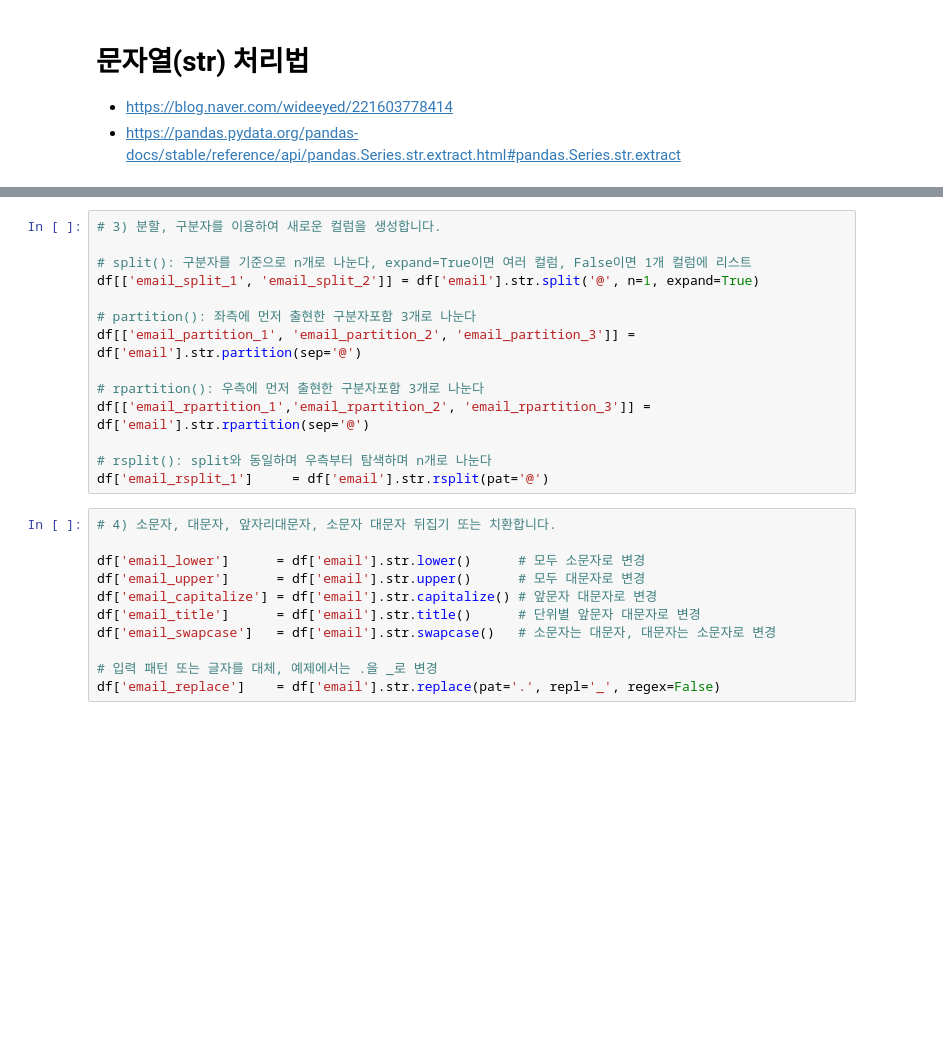
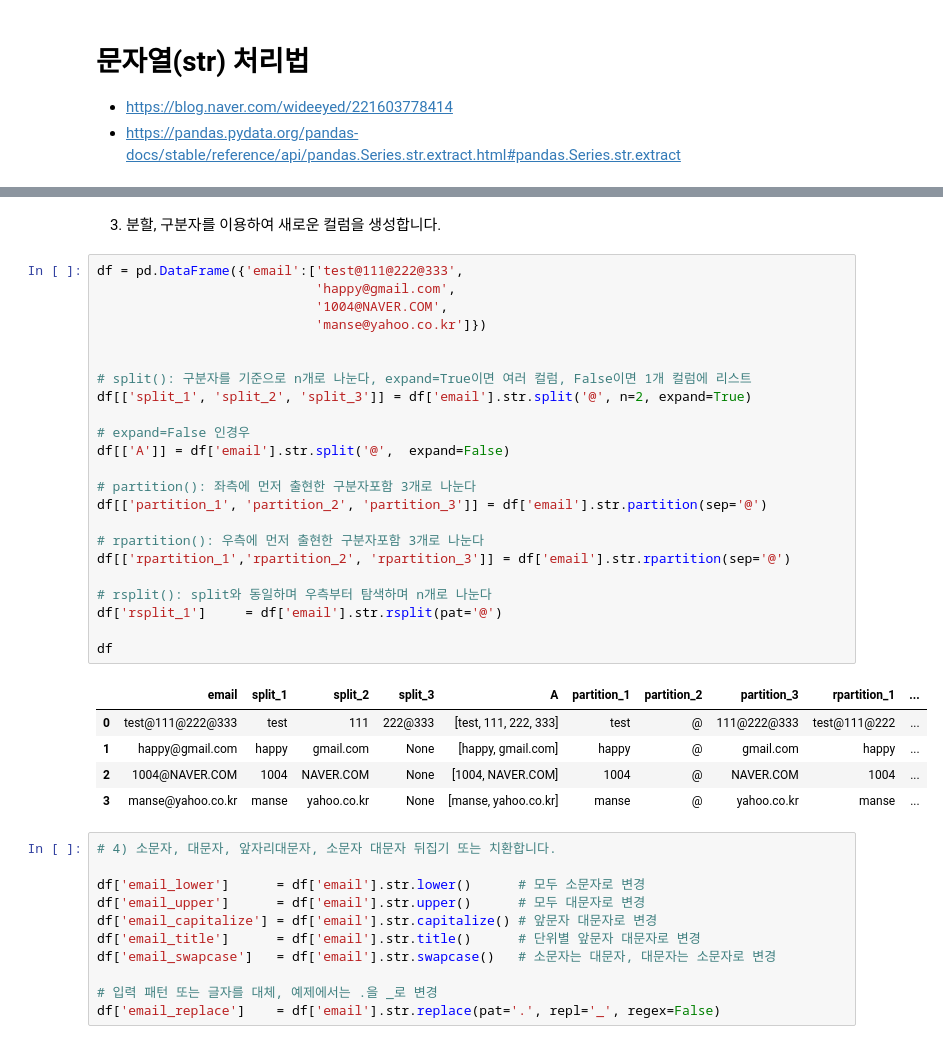
Before and after one commit to Jake0925/Pandas, a Jupyter notebook: Pandas.ipynb, the cells around one changed output, grey strips where cells are left out. Saved outputs shown, nothing was run; the diff lists cells and outputs as text; blank space fills up the shorter version.

```diff
--- a/Pandas.ipynb
+++ b/Pandas.ipynb
@@ -141,17 +172,34 @@ df['email_zfill']  = df['email'].str.zfill(width=20)                # 지정길
+# %% [markdown]
+3) 분할, 구분자를 이용하여 새로운 컬럼을 생성합니다.
 # %%
-# 3) 분할, 구분자를 이용하여 새로운 컬럼을 생성합니다.
+df = pd.DataFrame({'email':['test@111@222@333',
+                            'happy@gmail.com',
+                            '1004@NAVER.COM',
+                            'manse@yahoo.co.kr']})
+
 
 # split(): 구분자를 기준으로 n개로 나눈다, expand=True이면 여러 컬럼, False이면 1개 컬럼에 리스트
-df[['email_split_1', 'email_split_2']] = df['email'].str.split('@', n=1, expand=True)
+df[['split_1', 'split_2', 'split_3']] = df['email'].str.split('@', n=2, expand=True)
+
+# expand=False 인경우
+df[['A']] = df['email'].str.split('@',  expand=False)
 
 # partition(): 좌측에 먼저 출현한 구분자포함 3개로 나눈다
-df[['email_partition_1', 'email_partition_2', 'email_partition_3']] = df['email'].str.partition(sep='@')
+df[['partition_1', 'partition_2', 'partition_3']] = df['email'].str.partition(sep='@')
 
 # rpartition(): 우측에 먼저 출현한 구분자포함 3개로 나눈다
-df[['email_rpartition_1','email_rpartition_2', 'email_rpartition_3']] = df['email'].str.rpartition(sep='@')
+df[['rpartition_1','rpartition_2', 'rpartition_3']] = df['email'].str.rpartition(sep='@')
 
 # rsplit(): split와 동일하며 우측부터 탐색하며 n개로 나눈다
-df['email_rsplit_1']     = df['email'].str.rsplit(pat='@')
+df['rsplit_1']     = df['email'].str.rsplit(pat='@')
+
+df
+# %% [output]
+|  | email | split_1 | split_2 | split_3 | A | partition_1 | partition_2 | partition_3 | rpartition_1 | ... |
+| 0 | test@111@222@333 | test | 111 | 222@333 | [test, 111, 222, 333] | test | @ | 111@222@333 | test@111@222 | ... |
+| 1 | happy@gmail.com | happy | gmail.com | None | [happy, gmail.com] | happy | @ | gmail.com | happy | ... |
+| 2 | 1004@NAVER.COM | 1004 | NAVER.COM | None | [1004, NAVER.COM] | 1004 | @ | NAVER.COM | 1004 | ... |
+| 3 | manse@yahoo.co.kr | manse | yahoo.co.kr | None | [manse, yahoo.co.kr] | manse | @ | yahoo.co.kr | manse | ... |
 # %%
 # 4) 소문자, 대문자, 앞자리대문자, 소문자 대문자 뒤집기 또는 치환합니다.
 
```
Also changed, not shown: parts of 21 cells of this notebook.
